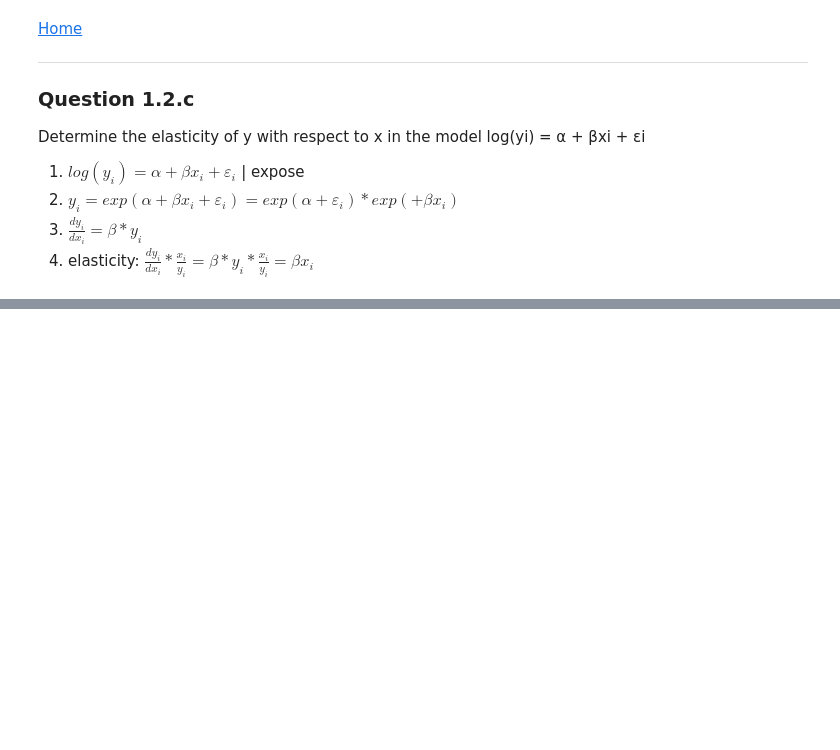
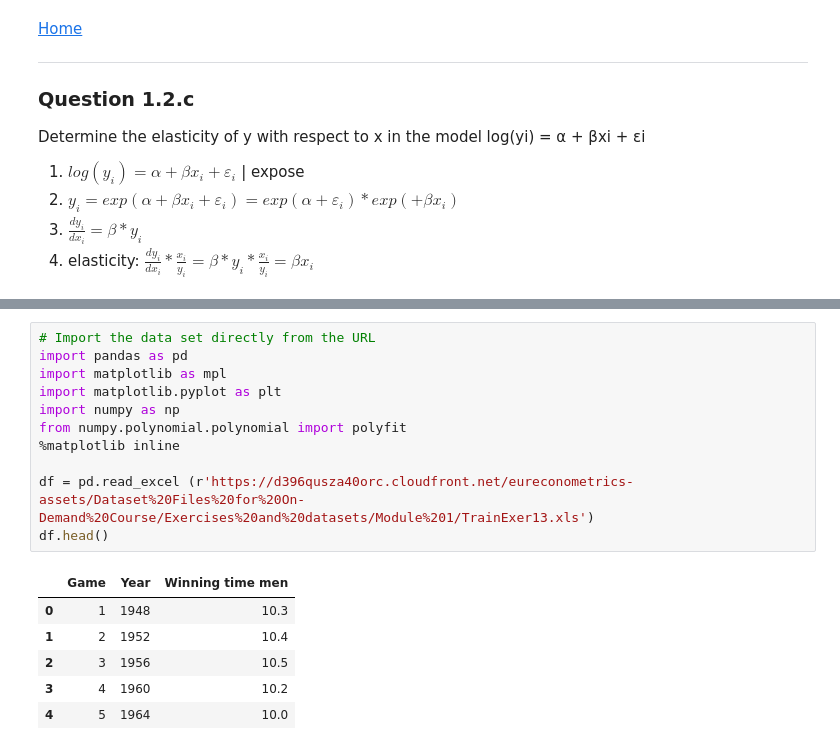
Before and after one commit to rogermoll/econometrics, a Jupyter notebook: Econometrics.ipynb, the cells around one changed output, grey strips where cells are left out. Drawn from its saved outputs; the diff is of its cells as text; blank space fills up the shorter version.

```diff
--- a/Econometrics.ipynb
+++ b/Econometrics.ipynb
@@ -285,0 +354,18 @@ Determine the elasticity of y with respect to x in the model log(yi) = α + βxi
+# %%
+# Import the data set directly from the URL
+import pandas as pd
+import matplotlib as mpl
+import matplotlib.pyplot as plt
+import numpy as np
+from numpy.polynomial.polynomial import polyfit
+%matplotlib inline
+
+df = pd.read_excel (r'https://d396qusza40orc.cloudfront.net/eureconometrics-assets/Dataset%20Files%20for%20On-Demand%20Course/Exercises%20and%20datasets/Module%201/TrainExer13.xls')
+df.head()
+# %% [output]
+|  | Game | Year | Winning time men |
+| 0 | 1 | 1948 | 10.3 |
+| 1 | 2 | 1952 | 10.4 |
+| 2 | 3 | 1956 | 10.5 |
+| 3 | 4 | 1960 | 10.2 |
+| 4 | 5 | 1964 | 10.0 |
```
Also changed, not shown: parts of 14 cells of this notebook.
